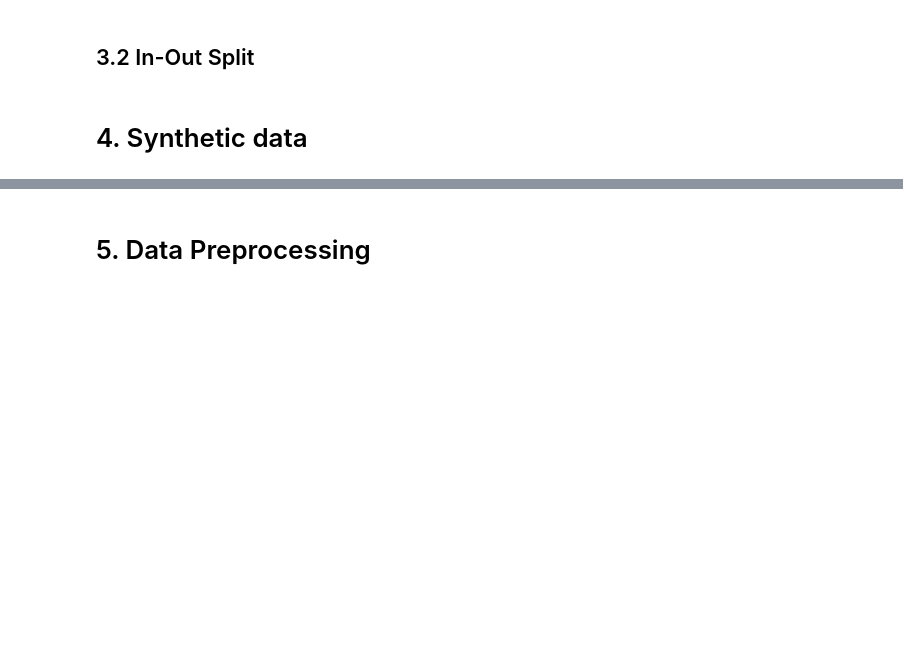
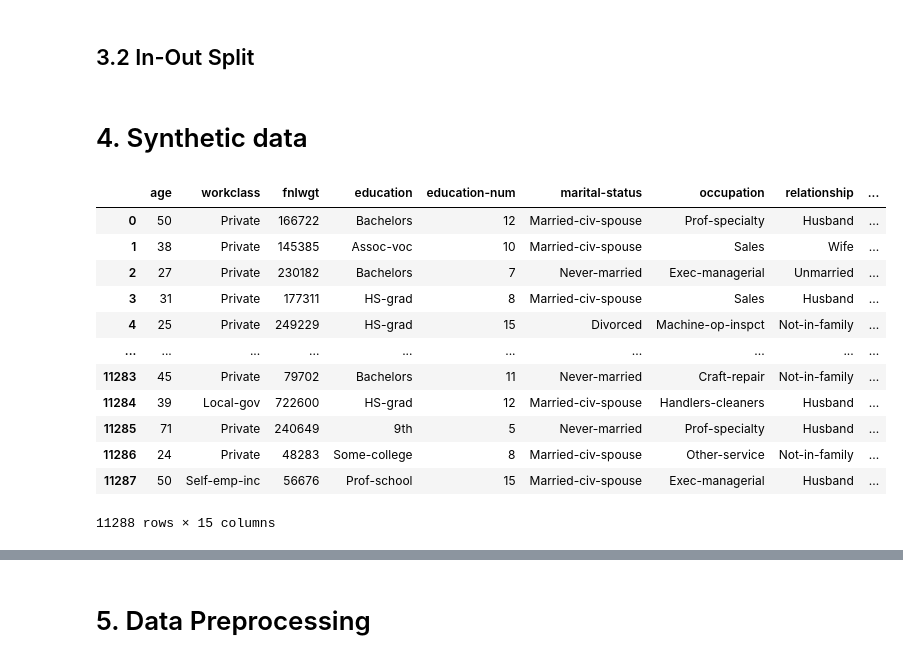
Before and after one commit to flaviodunlop/flaviodunlop-wiar_III_Defending_MIA_with_SynthData, a Jupyter notebook: mia.ipynb, the cells around one changed output, grey strips where cells are left out. Cells and saved outputs as stored; diff of their text form; code cells hidden in the pictures; blank space fills up the shorter version.

```diff
--- a/mia.ipynb
+++ b/mia.ipynb
@@ -113,3 +113,19 @@ synthesizer = GaussianCopulaSynthesizer(metadata)
 synthesizer.fit(real_in)
 # %%
 synth_in = synthesizer.sample(num_rows=len(real_in))
+# %%
+synth_in
+# %% [output]
+|  | age | workclass | fnlwgt | education | education-num | marital-status | occupation | relationship | ... |
+| 0 | 50 | Private | 166722 | Bachelors | 12 | Married-civ-spouse | Prof-specialty | Husband | ... |
+| 1 | 38 | Private | 145385 | Assoc-voc | 10 | Married-civ-spouse | Sales | Wife | ... |
+| 2 | 27 | Private | 230182 | Bachelors | 7 | Never-married | Exec-managerial | Unmarried | ... |
+| 3 | 31 | Private | 177311 | HS-grad | 8 | Married-civ-spouse | Sales | Husband | ... |
+| 4 | 25 | Private | 249229 | HS-grad | 15 | Divorced | Machine-op-inspct | Not-in-family | ... |
+| ... | ... | ... | ... | ... | ... | ... | ... | ... | ... |
+| 11283 | 45 | Private | 79702 | Bachelors | 11 | Never-married | Craft-repair | Not-in-family | ... |
+| 11284 | 39 | Local-gov | 722600 | HS-grad | 12 | Married-civ-spouse | Handlers-cleaners | Husband | ... |
+| 11285 | 71 | Private | 240649 | 9th | 5 | Never-married | Prof-specialty | Husband | ... |
+| 11286 | 24 | Private | 48283 | Some-college | 8 | Married-civ-spouse | Other-service | Not-in-family | ... |
+| 11287 | 50 | Self-emp-inc | 56676 | Prof-school | 15 | Married-civ-spouse | Exec-managerial | Husband | ... |
+11288 rows × 15 columns
```
Also changed, not shown: parts of 1 cell of this notebook, 2 other files.
